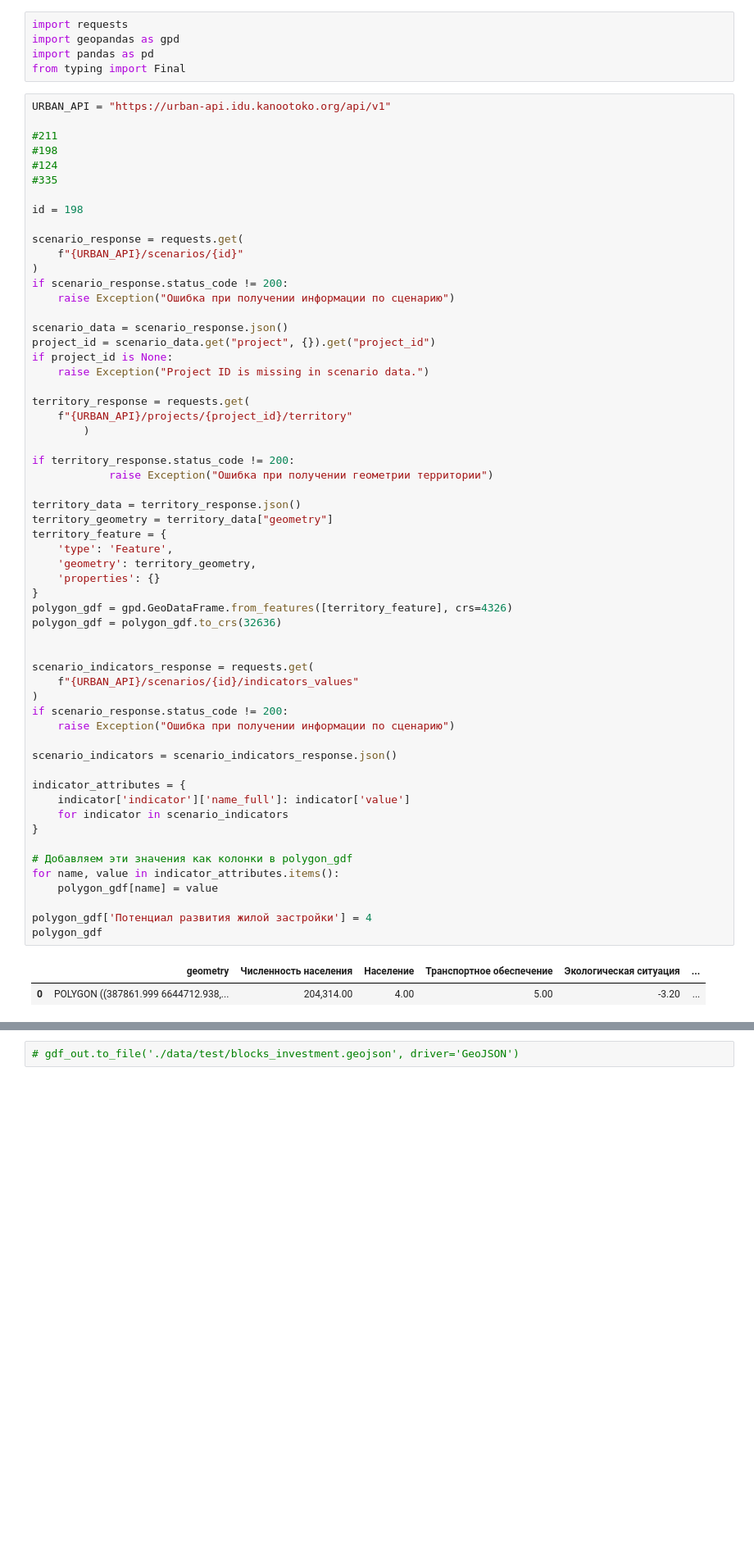
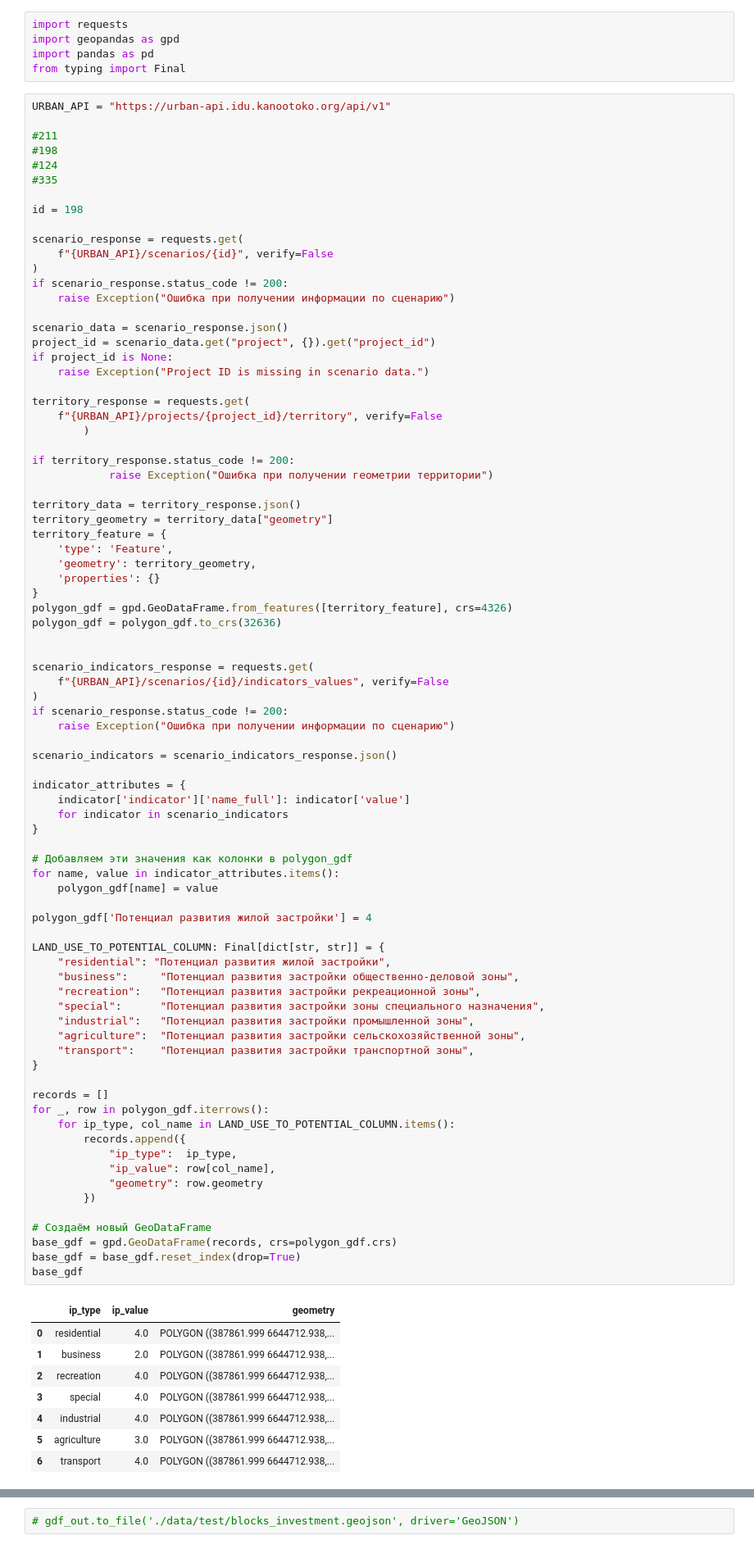
Before and after one commit to Mvin8/Urbanomy, a Jupyter notebook: examples/investment_metrics.ipynb, the cells around one changed output, grey strips where cells are left out. Shown at 82% size. Cells and saved outputs as stored; diff of their text form; blank space fills up the shorter version.

```diff
--- a/examples/investment_metrics.ipynb
+++ b/examples/investment_metrics.ipynb
@@ -14,7 +14,7 @@ URBAN_API = "https://urban-api.idu.kanootoko.org/api/v1"
 id = 198
 
 scenario_response = requests.get(
-    f"{URBAN_API}/scenarios/{id}"
+    f"{URBAN_API}/scenarios/{id}", verify=False
 )
 if scenario_response.status_code != 200:
     raise Exception("Ошибка при получении информации по сценарию")
@@ -25,7 +25,7 @@ if project_id is None:
     raise Exception("Project ID is missing in scenario data.")
 
 territory_response = requests.get(
-    f"{URBAN_API}/projects/{project_id}/territory"
+    f"{URBAN_API}/projects/{project_id}/territory", verify=False
         )
 
 if territory_response.status_code != 200:
@@ -33,34 +33,63 @@ if territory_response.status_code != 200:
 
 territory_data = territory_response.json()
 territory_geometry = territory_data["geometry"]
 territory_feature = {
     'type': 'Feature',
     'geometry': territory_geometry,
     'properties': {}
 }
 polygon_gdf = gpd.GeoDataFrame.from_features([territory_feature], crs=4326)
 polygon_gdf = polygon_gdf.to_crs(32636)
 
 
 scenario_indicators_response = requests.get(
-    f"{URBAN_API}/scenarios/{id}/indicators_values"
+    f"{URBAN_API}/scenarios/{id}/indicators_values", verify=False
 )
 if scenario_response.status_code != 200:
     raise Exception("Ошибка при получении информации по сценарию")
 
 scenario_indicators = scenario_indicators_response.json()
 
 indicator_attributes = {
     indicator['indicator']['name_full']: indicator['value']
     for indicator in scenario_indicators
 }
 
 # Добавляем эти значения как колонки в polygon_gdf
 for name, value in indicator_attributes.items():
     polygon_gdf[name] = value
 
 polygon_gdf['Потенциал развития жилой застройки'] = 4
-polygon_gdf
+
+LAND_USE_TO_POTENTIAL_COLUMN: Final[dict[str, str]] = {
+    "residential": "Потенциал развития жилой застройки",
+    "business":     "Потенциал развития застройки общественно-деловой зоны",
+    "recreation":   "Потенциал развития застройки рекреационной зоны",
+    "special":      "Потенциал развития застройки зоны специального назначения",
+    "industrial":   "Потенциал развития застройки промышленной зоны",
+    "agriculture":  "Потенциал развития застройки сельскохозяйственной зоны",
+    "transport":    "Потенциал развития застройки транспортной зоны",
+}
+
+records = []
+for _, row in polygon_gdf.iterrows():
+    for ip_type, col_name in LAND_USE_TO_POTENTIAL_COLUMN.items():
+        records.append({
+            "ip_type":  ip_type,
+            "ip_value": row[col_name],
+            "geometry": row.geometry
+        })
+
+# Создаём новый GeoDataFrame
+base_gdf = gpd.GeoDataFrame(records, crs=polygon_gdf.crs)
+base_gdf = base_gdf.reset_index(drop=True)
+base_gdf
 # %% [output]
-|  | geometry | Численность населения | Население | Транспортное обеспечение | Экологическая ситуация | ... |
-| 0 | POLYGON ((387861.999 6644712.938,... | 204,314.00 | 4.00 | 5.00 | -3.20 | ... |
+|  | ip_type | ip_value | geometry |
+| 0 | residential | 4.0 | POLYGON ((387861.999 6644712.938,... |
+| 1 | business | 2.0 | POLYGON ((387861.999 6644712.938,... |
+| 2 | recreation | 4.0 | POLYGON ((387861.999 6644712.938,... |
+| 3 | special | 4.0 | POLYGON ((387861.999 6644712.938,... |
+| 4 | industrial | 4.0 | POLYGON ((387861.999 6644712.938,... |
+| 5 | agriculture | 3.0 | POLYGON ((387861.999 6644712.938,... |
+| 6 | transport | 4.0 | POLYGON ((387861.999 6644712.938,... |
```
Also changed, not shown: parts of 7 cells of this notebook, 10 other files.
